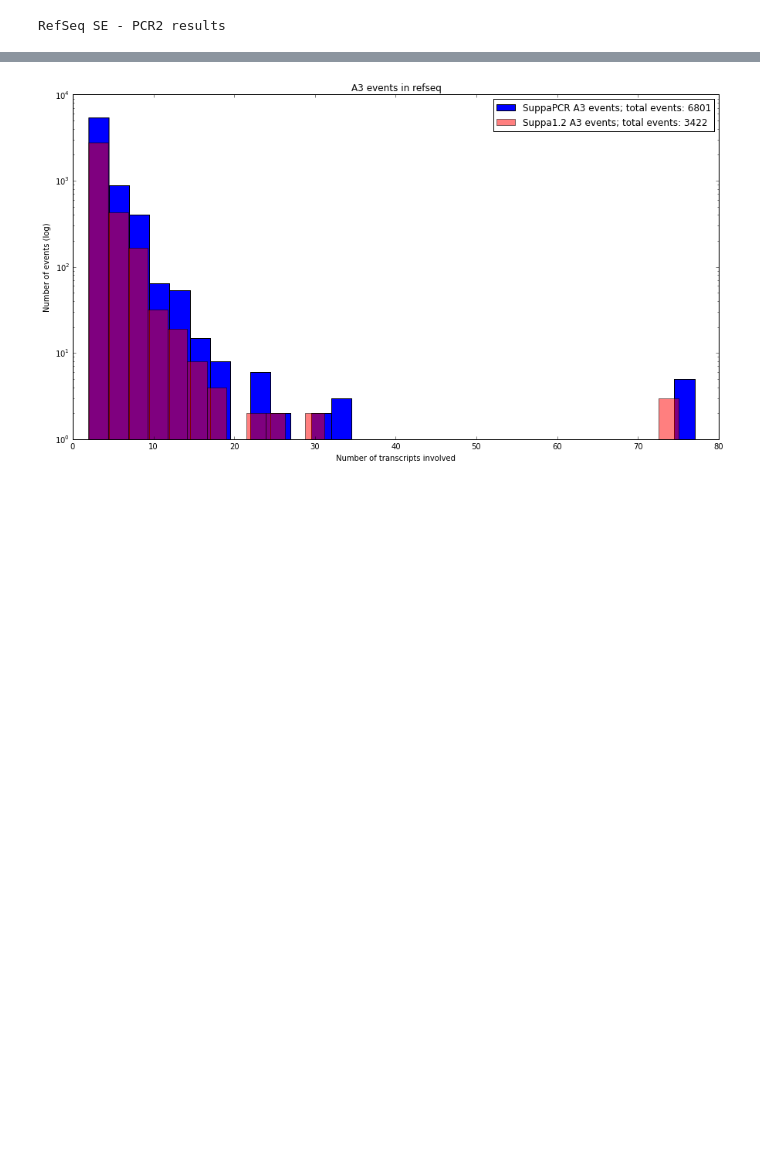
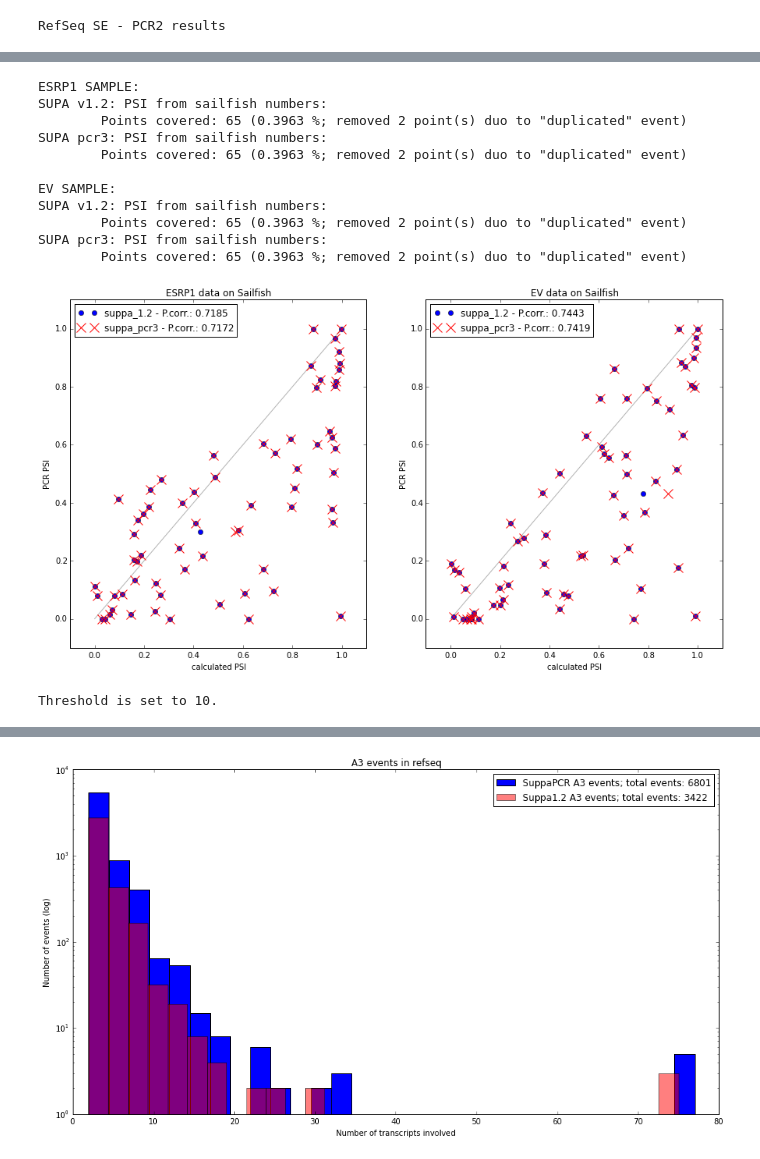
Before and after one commit to miha-skalic/suppa-tests, a Jupyter notebook: scripts/Correlation Calculation.ipynb, the cells around one changed output, grey strips where cells are left out. Saved outputs shown, nothing was run; the diff lists cells and outputs as text; code cells hidden in the pictures; blank space fills up the shorter version.

```diff
--- a/scripts/Correlation Calculation.ipynb
+++ b/scripts/Correlation Calculation.ipynb
@@ -510,0 +516,43 @@ RefSeq SE - PCR2 results
+# %%
+my_figure = pyplot.figure()
+axes = my_figure.add_subplot(121)
+axes2 = my_figure.add_subplot(122)
+
+print('ESRP1 SAMPLE:')
+print('SUPA v1.2: PSI from sailfish numbers:')
+suppa1_events = load_se_events('../psi/refseq_sailfish_suppa2_esrp1.txt.psi')
+points1 = make_points_pairs(pcr_esrp1_events, suppa1_events)
+print('SUPA pcr3: PSI from sailfish numbers:')
+suppa2_events = load_se_events('../psi/refseq_sailfish_SEpcr3_esrp1_th10.psi')
+points2 = make_points_pairs(pcr_esrp1_events, suppa2_events)
+print()
+
+print('EV SAMPLE:')
+print('SUPA v1.2: PSI from sailfish numbers:')
+suppa1_events = load_se_events('../psi/refseq_sailfish_suppa2_ev.txt.psi')
+points3 = make_points_pairs(pcr_ev_events, suppa1_events)
+print('SUPA pcr3: PSI from sailfish numbers:')
+suppa2_events = load_se_events('../psi/refseq_sailfish_SEpcr3_ev_th10.psi')
+points4 = make_points_pairs(pcr_ev_events, suppa2_events)
+
+plot_corelation(axes, points1, points2, title='ESRP1 data on Sailfish',
+                sam1_lab='suppa_1.2', sam2_lab='suppa_pcr3')
+plot_corelation(axes2, points3, points4, title='EV data on Sailfish',
+                sam1_lab='suppa_1.2', sam2_lab='suppa_pcr3')
+
+pyplot.show()
+print('Threshold is set to 10.')
+# %% [output]
+ESRP1 SAMPLE:
+SUPA v1.2: PSI from sailfish numbers:
+        Points covered: 65 (0.3963 %; removed 2 point(s) duo to "duplicated" event)
+SUPA pcr3: PSI from sailfish numbers:
+        Points covered: 65 (0.3963 %; removed 2 point(s) duo to "duplicated" event)
+
+EV SAMPLE:
+SUPA v1.2: PSI from sailfish numbers:
+        Points covered: 65 (0.3963 %; removed 2 point(s) duo to "duplicated" event)
+SUPA pcr3: PSI from sailfish numbers:
+        Points covered: 65 (0.3963 %; removed 2 point(s) duo to "duplicated" event)
+[figure, added]
+Threshold is set to 10.
```
Also changed, not shown: parts of 9 cells of this notebook, 1 other file.
